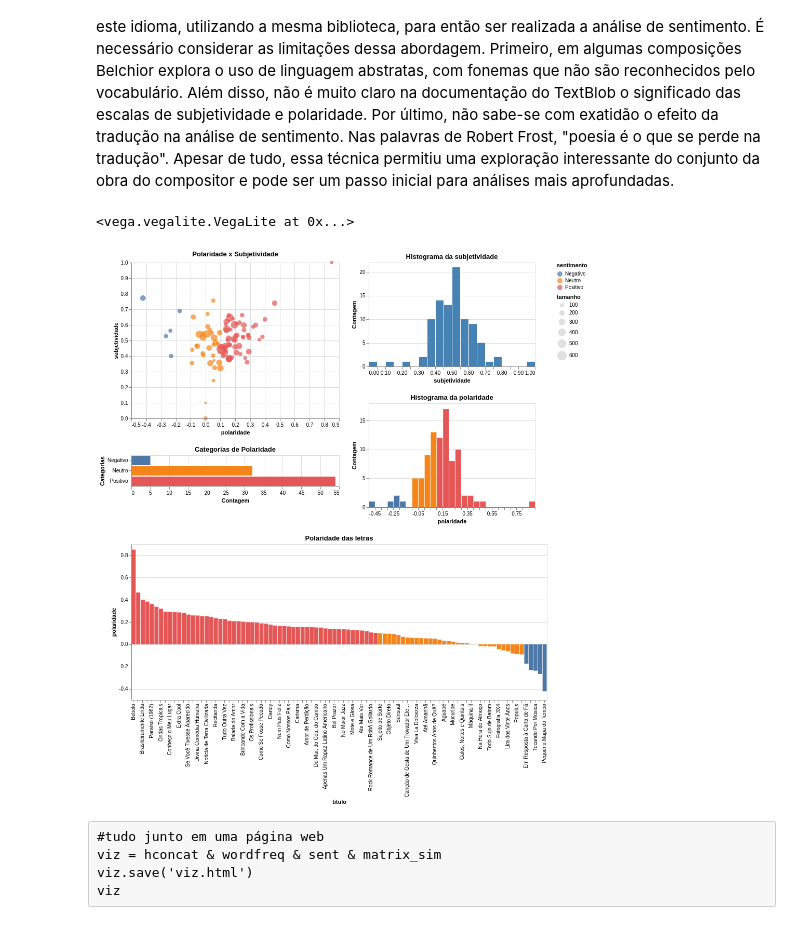
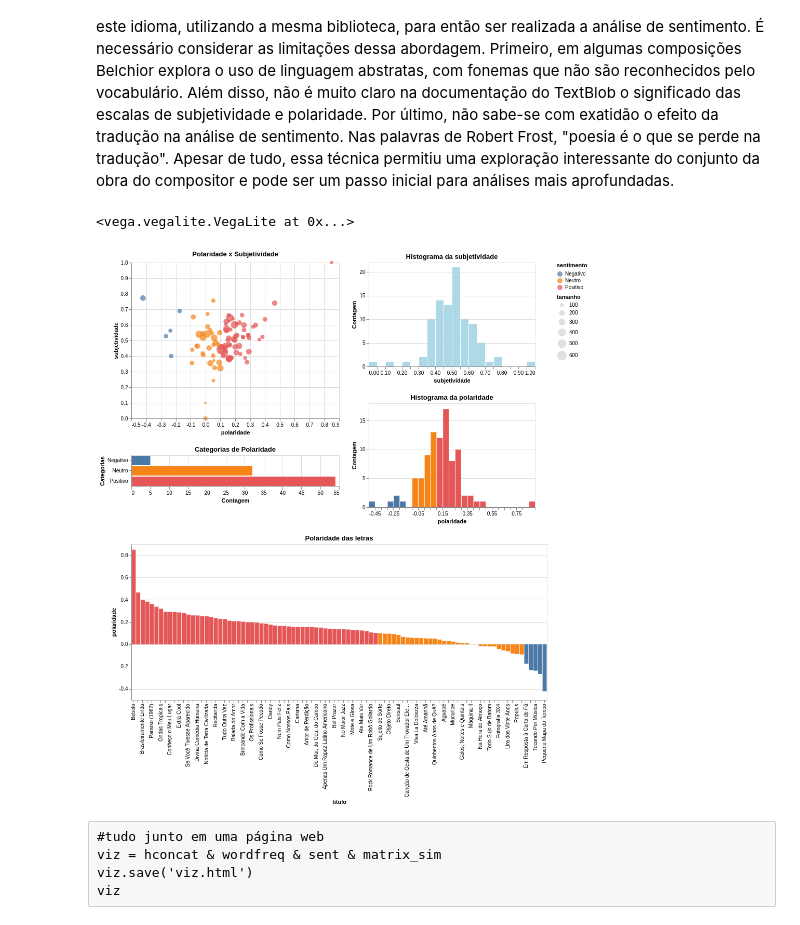
Before and after one commit to cabrau/visualizando_belchior, a Jupyter notebook: visualizando_belchior.ipynb, the cells around one changed output. Cells and saved outputs as stored; diff of their text form; code cells hidden in the pictures.

```diff
--- a/visualizando_belchior.ipynb
+++ b/visualizando_belchior.ipynb
@@ -292,39 +292,39 @@ hist_sub = alt.Chart(df).mark_bar().encode(
     x = alt.X("subjetividade:Q", bin=alt.Bin(maxbins=30),title = 'subjetividade'),
     y =alt.Y('count()',title = 'Contagem'),
     tooltip = [alt.Tooltip('count():Q', title='Contagem')],
-    color = alt.condition(pts, alt.value("steelblue"), alt.value("lightgray"))
+    color = alt.condition(pts, alt.value("lightblue"), alt.value("lightgray"))
 ).properties(
     width = 320,
     height = 200,
     title = 'Histograma da subjetividade'
 ).add_selection(pts)
 
 sent = alt.hconcat(
     points & bars,
     hist_pol & hist_sub,
     data=df
 )
 
 pol = alt.Chart(df).mark_bar().encode(
     y="polaridade:Q",
     x= alt.X("titulo:O", sort = alt.EncodingSortField(field="polaridade", order='descending')),
     tooltip = ['titulo','polaridade','letra'],
     color= 'sentimento'
 ).properties(
     width=800,
     height = 300,
     title = 'Polaridade das letras'
 ).transform_filter(
     pts
 )
 
 sent = ((points & bars) | (hist_sub & hist_pol)) & pol
 sent.properties(title = 'Análise de Sentimentos')
 sent.save('5_sentimentos.html')
 sent
 # %% [output]
 <vega.vegalite.VegaLite at 0x...>
-[figure, old version]
+[figure, new version]
 # %% [raw]
 #tudo junto em uma página web
 viz = hconcat & wordfreq & sent & matrix_sim
```
Also changed, not shown: 2 other files.
